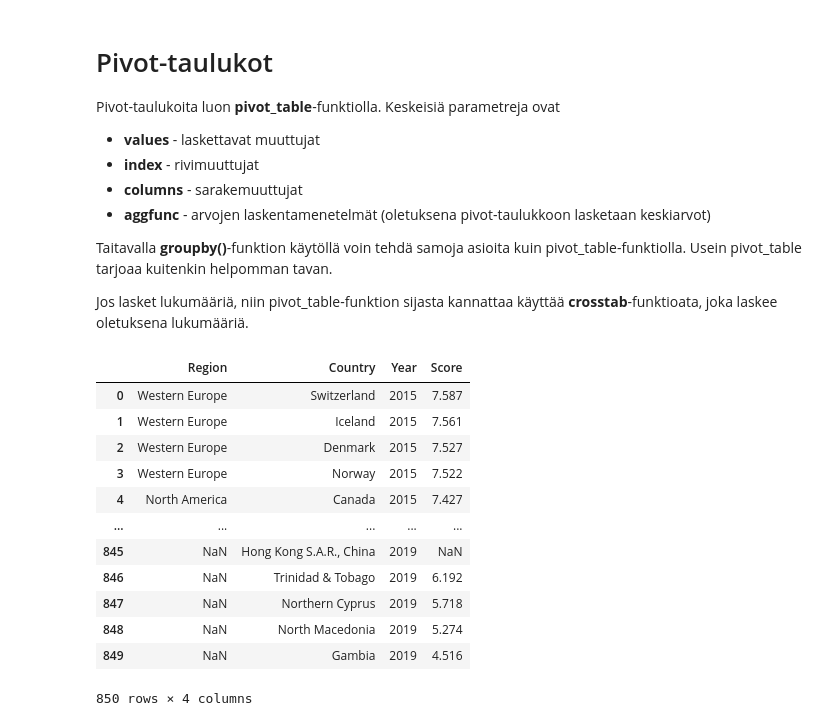
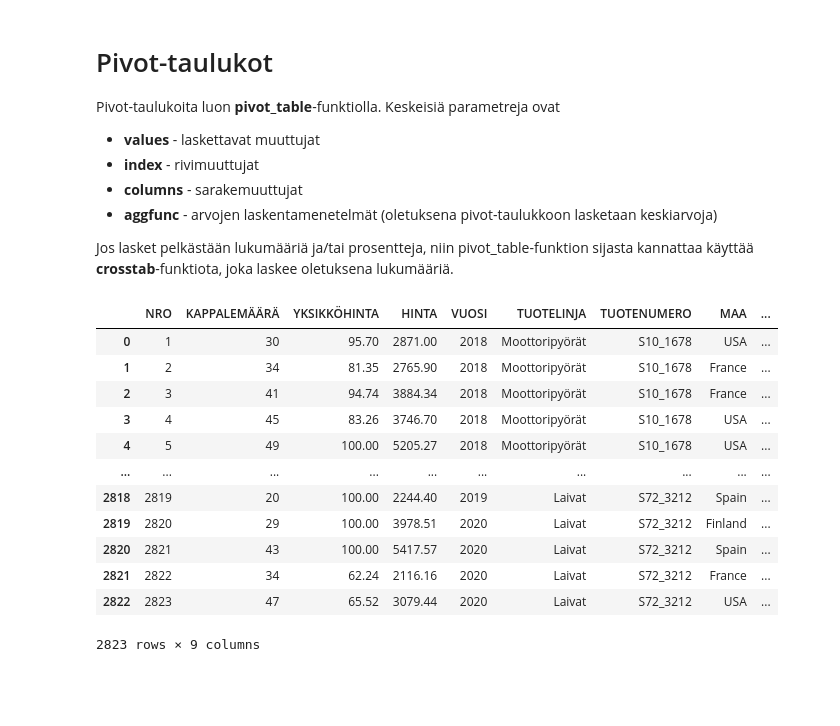
Before and after one commit to taanila/selittava, a Jupyter notebook: pivot.ipynb, the cells around one changed output. Cells and saved outputs as stored; diff of their text form; code cells hidden in the pictures; blank space fills up the shorter version.

Commit message:
Pivot-taulukoita

```diff
--- a/pivot.ipynb
+++ b/pivot.ipynb
@@ -11,9 +11,7 @@ Pivot-taulukoita luon **pivot_table**-funktiolla. Keskeisiä parametreja ovat
 * **values** - laskettavat muuttujat
 * **index** - rivimuuttujat
 * **columns** - sarakemuuttujat
-* **aggfunc** - arvojen laskentamenetelmät (oletuksena pivot-taulukkoon lasketaan keskiarvot)
+* **aggfunc** - arvojen laskentamenetelmät (oletuksena pivot-taulukkoon lasketaan keskiarvoja)
 
 
-Taitavalla **groupby()**-funktion käytöllä voin tehdä samoja asioita kuin pivot_table-funktiolla. Usein pivot_table tarjoaa kuitenkin helpomman tavan.
-
-Jos lasket lukumääriä, niin pivot_table-funktion sijasta kannattaa käyttää **crosstab**-funktioata, joka laskee oletuksena lukumääriä.
+Jos lasket pelkästään lukumääriä ja/tai prosentteja, niin pivot_table-funktion sijasta kannattaa käyttää **crosstab**-funktiota, joka laskee oletuksena lukumääriä.
@@ -25,18 +20,18 @@ plt.style.use('seaborn-white')
 # %%
-# Avaan datan, jossa maiden onnellisuuspisteitä eri vuosina
-df = pd.read_excel('https://taanila.fi/happy.xlsx')
+# Esimerkkidatana pienoismallien valmistajan saamia tilauksia
+df = pd.read_excel('https://taanila.fi/pienoismallit.xlsx')
 df
 # %% [output]
-|  | Region | Country | Year | Score |
-| 0 | Western Europe | Switzerland | 2015 | 7.587 |
-| 1 | Western Europe | Iceland | 2015 | 7.561 |
-| 2 | Western Europe | Denmark | 2015 | 7.527 |
-| 3 | Western Europe | Norway | 2015 | 7.522 |
-| 4 | North America | Canada | 2015 | 7.427 |
-| ... | ... | ... | ... | ... |
-| 845 | NaN | Hong Kong S.A.R., China | 2019 | NaN |
-| 846 | NaN | Trinidad & Tobago | 2019 | 6.192 |
-| 847 | NaN | Northern Cyprus | 2019 | 5.718 |
-| 848 | NaN | North Macedonia | 2019 | 5.274 |
-| 849 | NaN | Gambia | 2019 | 4.516 |
+|  | NRO | KAPPALEMÄÄRÄ | YKSIKKÖHINTA | HINTA | VUOSI | TUOTELINJA | TUOTENUMERO | MAA | ... |
+| 0 | 1 | 30 | 95.70 | 2871.00 | 2018 | Moottoripyörät | S10_1678 | USA | ... |
+| 1 | 2 | 34 | 81.35 | 2765.90 | 2018 | Moottoripyörät | S10_1678 | France | ... |
+| 2 | 3 | 41 | 94.74 | 3884.34 | 2018 | Moottoripyörät | S10_1678 | France | ... |
+| 3 | 4 | 45 | 83.26 | 3746.70 | 2018 | Moottoripyörät | S10_1678 | USA | ... |
+| 4 | 5 | 49 | 100.00 | 5205.27 | 2018 | Moottoripyörät | S10_1678 | USA | ... |
+| ... | ... | ... | ... | ... | ... | ... | ... | ... | ... |
+| 2818 | 2819 | 20 | 100.00 | 2244.40 | 2019 | Laivat | S72_3212 | Spain | ... |
+| 2819 | 2820 | 29 | 100.00 | 3978.51 | 2020 | Laivat | S72_3212 | Finland | ... |
+| 2820 | 2821 | 43 | 100.00 | 5417.57 | 2020 | Laivat | S72_3212 | Spain | ... |
+| 2821 | 2822 | 34 | 62.24 | 2116.16 | 2020 | Laivat | S72_3212 | France | ... |
+| 2822 | 2823 | 47 | 65.52 | 3079.44 | 2020 | Laivat | S72_3212 | USA | ... |
-850 rows × 4 columns
+2823 rows × 9 columns
```
Also changed, not shown: parts of 17 cells of this notebook.
